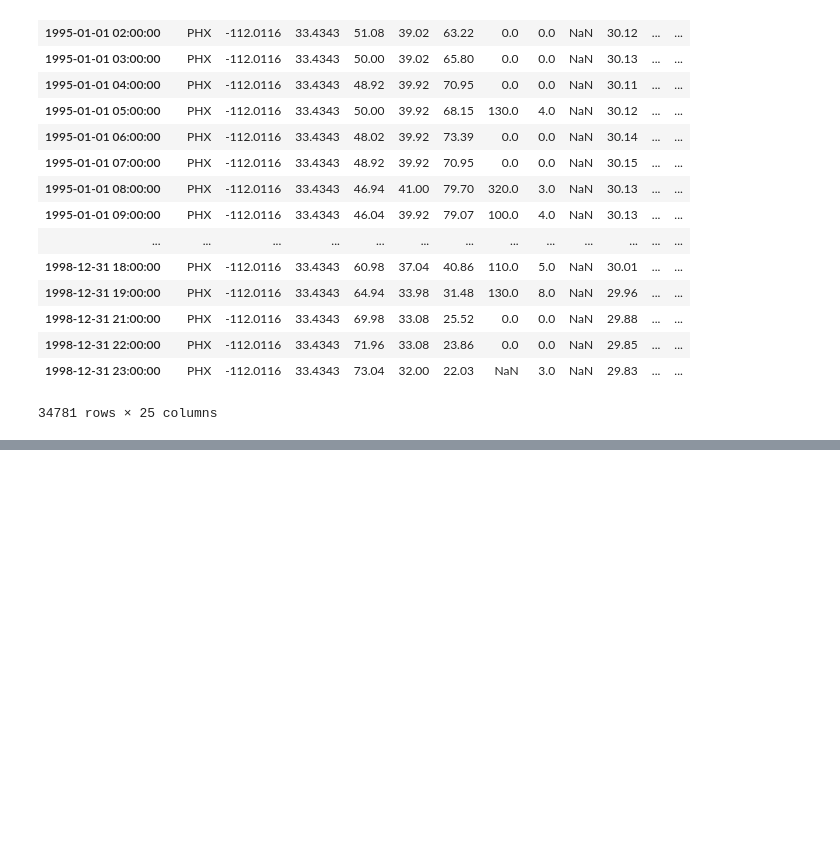
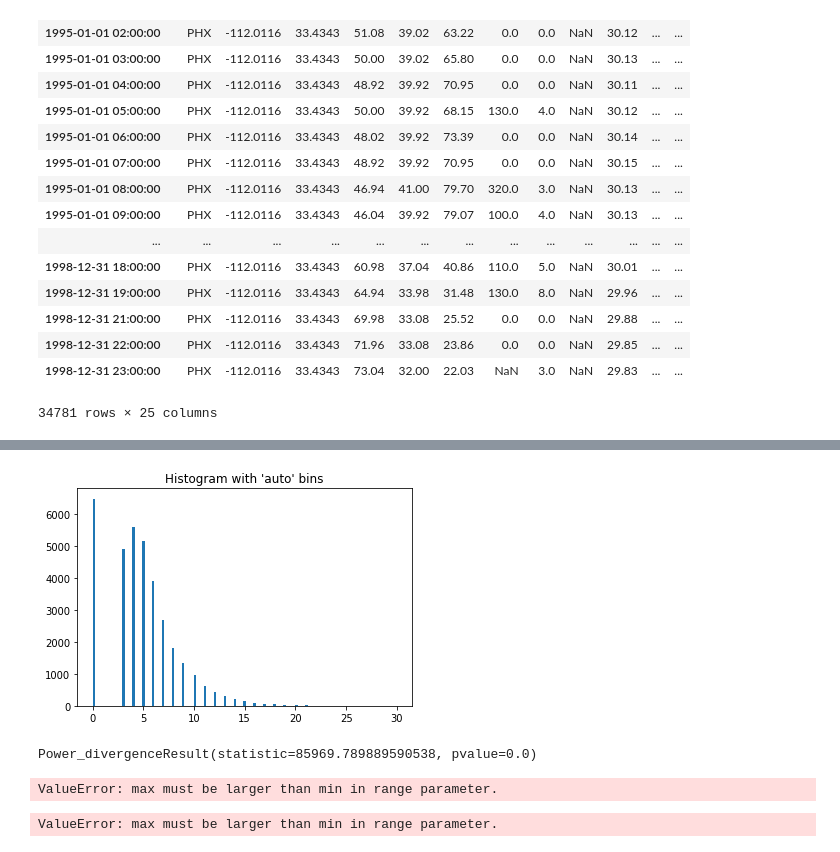
Before and after one commit to slj287/tempe_town_lake, a Jupyter notebook: practice.ipynb, the cells around one changed output, grey strips where cells are left out. Drawn from its saved outputs; the diff is of its cells as text; code cells hidden in the pictures; blank space fills up the shorter version.

Commit message:
initial experiments with distributions

```diff
--- a/practice.ipynb
+++ b/practice.ipynb
@@ -351,0 +528,62 @@ grouped[grouped.index < filling_began]["1995":"1998"]
+# %%
+prelake_sknt = (grouped["1995":"1998"].sknt.dropna())
+import numpy
+numpy.histogram(prelake_sknt, bins=10, range=None, normed=False, weights=None, density=None)
+
+import matplotlib.pyplot as plt
+
+plt.hist(prelake_sknt, bins='auto')  # arguments are passed to np.histogram
+plt.title("Histogram with 'auto' bins")
+plt.show()
+# %% [output]
+[figure, added]
+# %%
+prelake_sknt = (grouped["1995":"1998"].sknt.dropna())
+scipy.stats.chisquare(prelake_sknt, f_exp=None, ddof=0, axis=0)
+# %% [output]
+Power_divergenceResult(statistic=85969.789889590538, pvalue=0.0)
+# %%
+import numpy as np
+from scipy.stats import norm
+import matplotlib.pyplot as plt
+
+
+# Generate some data for this demonstration.
+data = grouped["1995":"1998"].sknt
+
+# Fit a normal distribution to the data:
+mu, std = norm.fit(data)
+
+# Plot the histogram.
+plt.hist(data, bins=25, normed=True, alpha=0.6, color='g')
+
+# Plot the PDF.
+xmin, xmax = plt.xlim()
+x = np.linspace(xmin, xmax, 100)
+p = norm.pdf(x, mu, std)
+plt.plot(x, p, 'k', linewidth=2)
+title = "Fit results: mu = %.2f,  std = %.2f" % (mu, std)
+plt.title(title)
+
+plt.show()
+# %% [output]
+ValueError: max must be larger than min in range parameter.
+# %%
+import numpy as np
+import scipy.stats as stats
+import matplotlib.pyplot as plt
+
+norm = stats.norm(0, 1)
+
+x = grouped["1995":"1998"].sknt
+
+f = x
+
+plt.hist(f, 60, normed=True)
+
+# Plot the theoretical density of f
+x = np.arange(0, 30, .05)
+plt.plot(x, stats.chi2.pdf(x, df=3), color='r', lw=2)
+plt.show()
+# %% [output]
+ValueError: max must be larger than min in range parameter.
```
Also changed, not shown: parts of 57 cells of this notebook.
